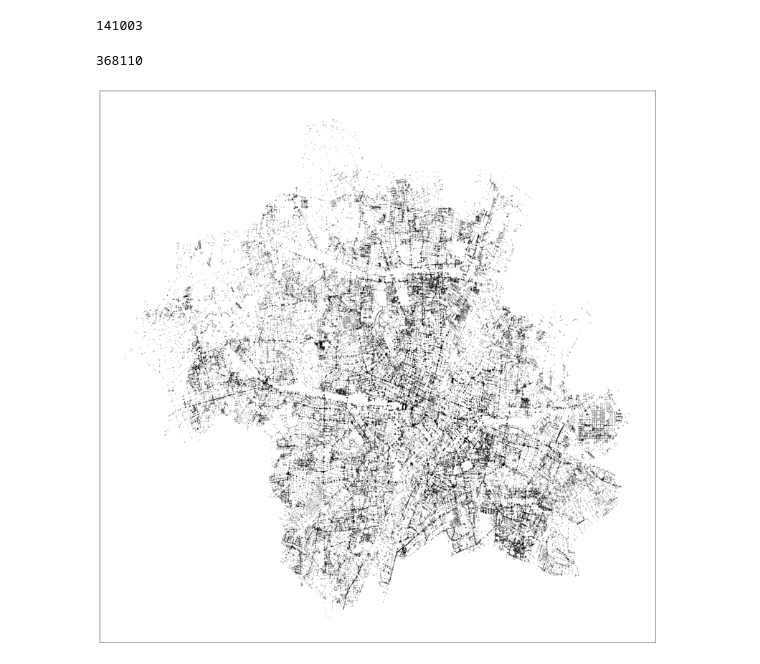
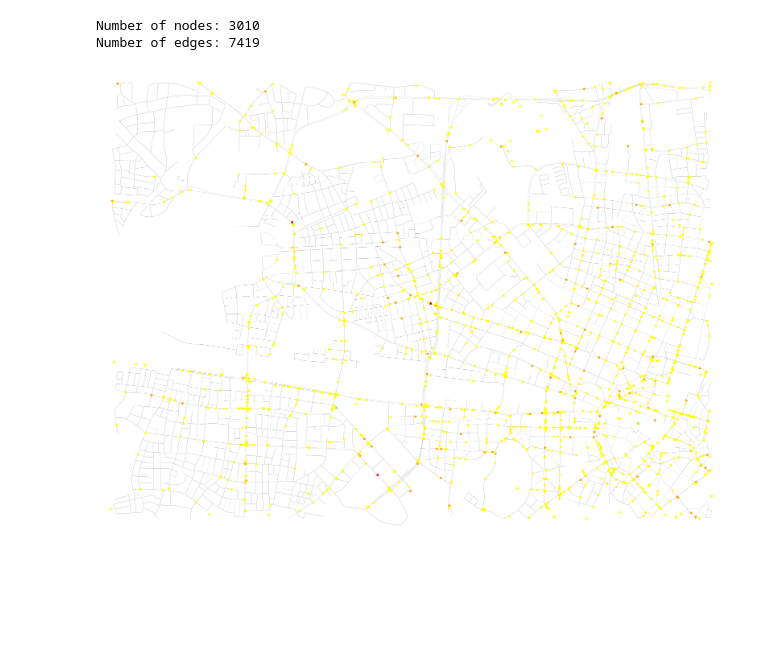
Before and after one commit to jpfutalef/greydient_hackathon, a Jupyter notebook: examples/munich_map.ipynb, the cells around one changed output. Drawn from its saved outputs; the diff is of its cells as text; code cells hidden in the pictures; blank space fills up the shorter version.

Commit message:
accident to nodes and edges

```diff
--- a/examples/munich_map.ipynb
+++ b/examples/munich_map.ipynb
@@ -15,9 +18,23 @@ def extract_munich_graph():
 
     return graph
 
+def extract_closeup_munich_graph(bbox):
+    graph = ox.graph_from_bbox(bbox[0], bbox[2], bbox[1], bbox[3], network_type='drive', simplify=True)
+    ox.save_graphml(graph, filepath="data/munich_closeup_street_network.graphml")
+    return graph
+
 def read_munich_map():
     graph = ox.load_graphml("../data/munich_street_network.graphml")
     return graph
 
 # Extract and process the graph
-munich_graph = read_munich_map()
+# munich_graph = read_munich_map()
+
+bbox = [48.178301, 11.479089, 48.126705, 11.585432]
+
+munich_graph = extract_closeup_munich_graph(bbox)
+print("Number of nodes:", munich_graph.number_of_nodes())
+print("Number of edges:", munich_graph.number_of_edges())
+# %% [output]
+Number of nodes: 3010
+Number of edges: 7419
@@ -31,17 +41,17 @@ pos = {key: (x_pos[key], y_pos[key]) for key in x_pos.keys()}
-# %%
-munich_graph.number_of_nodes()
-# %% [output]
-141003
-# %%
-munich_graph.number_of_edges()
-# %% [output]
-368110
-# %%
-fig, ax = plt.subplots(1, 1, figsize=(20, 20))
-nx.draw_networkx_nodes(munich_graph, pos, node_size=0.05, node_color='k', ax=ax)
-plt.show()
-# %% [output]
-[figure, removed]
+# %%
+fig, ax = plt.subplots(1, 1, figsize=(20, 20))
+fig, ax = ox.plot.plot_graph(munich_graph, node_size=0.4, edge_linewidth=0.2,ax = ax, show=False, close=False)
+
+color_map = ['red','orange','yellow']
+
+
+
+
+#plot point of interest
+for index, row in accident_coords.iterrows():
+    ax.scatter(row['XGCSWGS84'],row['YGCSWGS84'], c=color_map[int(row['UKATEGORIE'])-1], s=10,zorder=3)
+# %% [output]
+[figure, added]
 # %%
 import osmnx as ox
 import folium
```
Also changed, not shown: parts of 10 cells of this notebook, 2 other files.
